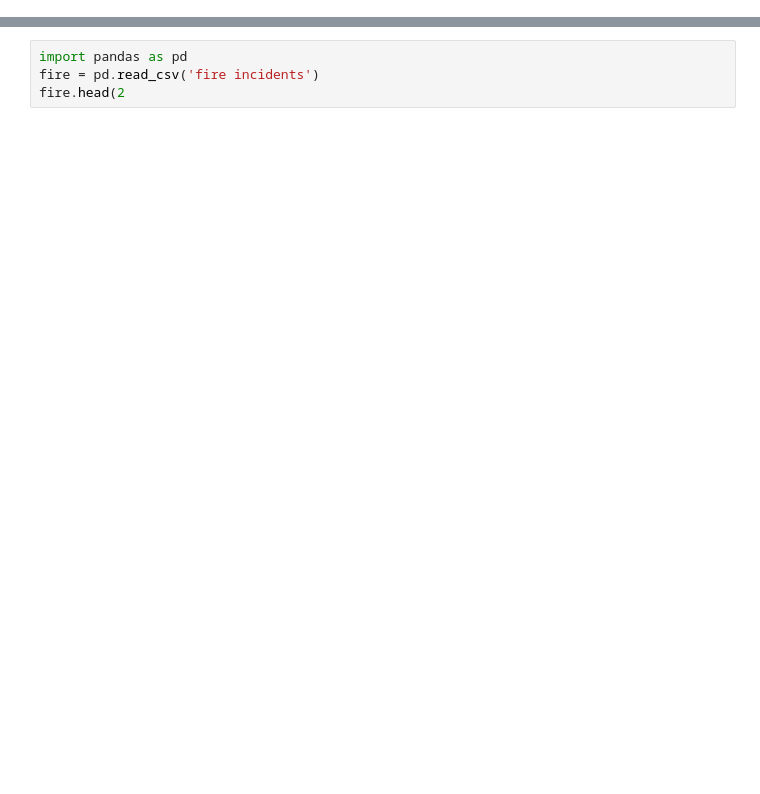
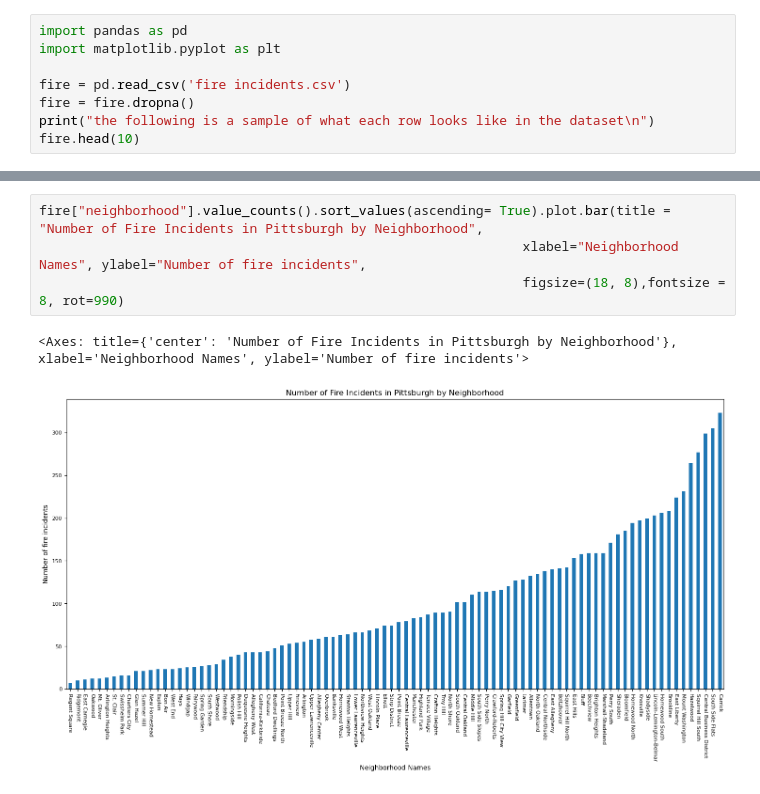
Before and after one commit to jez115/final-project, a Jupyter notebook: Huma.ipynb, the cells around one changed output, grey strips where cells are left out. Saved outputs shown, nothing was run; the diff lists cells and outputs as text; blank space fills up the shorter version.

Commit message:
fire incidents update

```diff
--- a/Huma.ipynb
+++ b/Huma.ipynb
@@ -10,0 +3,8 @@ Metric: fire incidents
+# %%
+import pandas as pd
+import matplotlib.pyplot as plt
+
+fire = pd.read_csv('fire incidents.csv')
+fire = fire.dropna()
+print("the following is a sample of what each row looks like in the dataset\n")
+fire.head(10)
@@ -11,4 +24,7 @@ Metric: fire incidents
 # %%
-import pandas as pd
-fire = pd.read_csv('fire incidents')
-fire.head(2
+fire["neighborhood"].value_counts().sort_values(ascending= True).plot.bar(title = "Number of Fire Incidents in Pittsburgh by Neighborhood",
+                                                              xlabel="Neighborhood Names", ylabel="Number of fire incidents",
+                                                              figsize=(18, 8),fontsize = 8, rot=990)
+# %% [output]
+<Axes: title={'center': 'Number of Fire Incidents in Pittsburgh by Neighborhood'}, xlabel='Neighborhood Names', ylabel='Number of fire incidents'>
+[figure, added]
```
Also changed, not shown: parts of 4 cells of this notebook, 1 other file.
